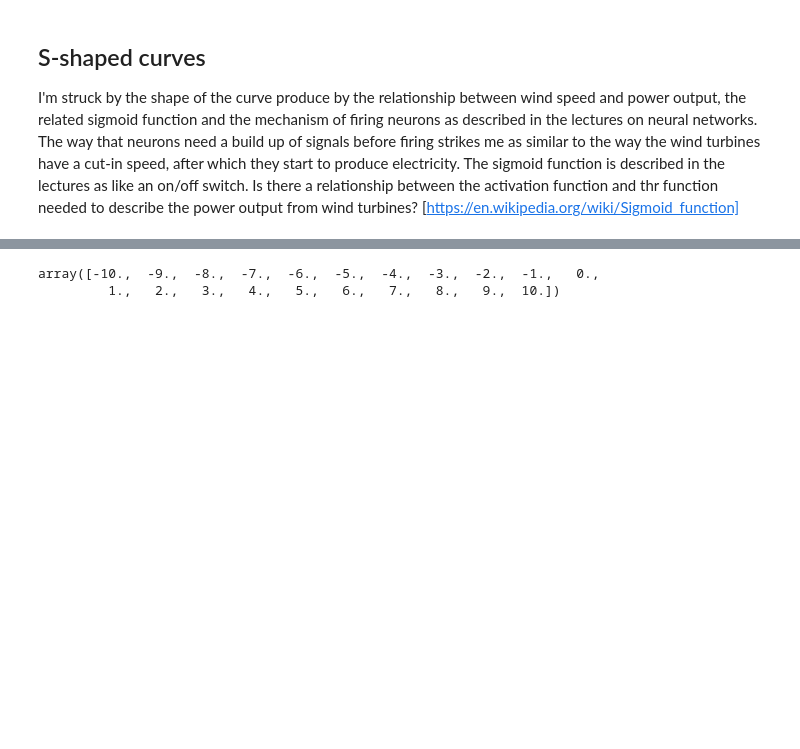
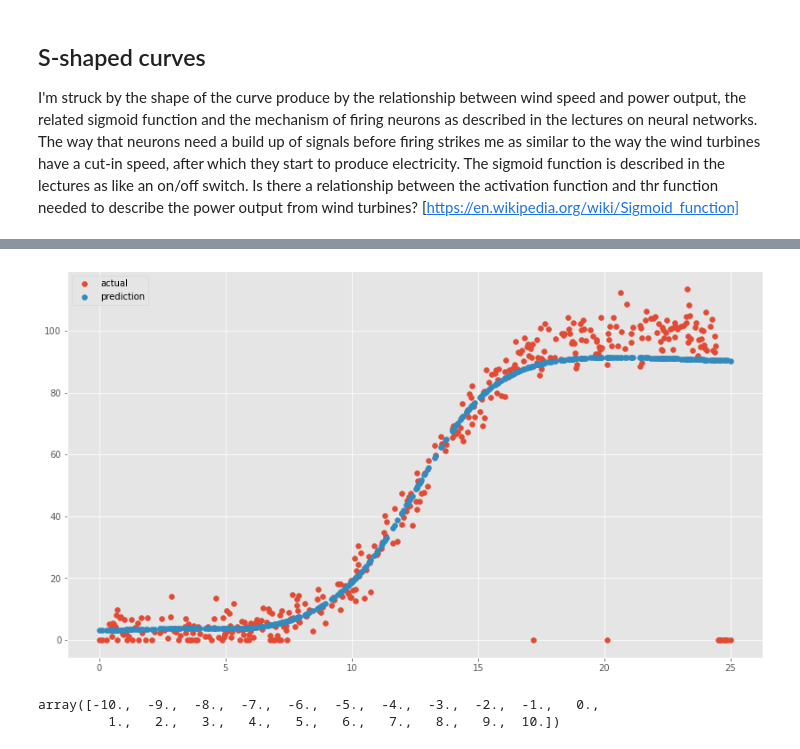
Before and after one commit to michealcannon/Project_2020_Machine_Learning, a Jupyter notebook: Power_Production_model.py.ipynb, the cells around one changed output, grey strips where cells are left out. Saved outputs shown, nothing was run; the diff lists cells and outputs as text; code cells hidden in the pictures; blank space fills up the shorter version.

Commit message:
trained model and fit with power data

```diff
--- a/Power_Production_model.py.ipynb
+++ b/Power_Production_model.py.ipynb
@@ -81,0 +82,9 @@ Name: power, Length: 80, dtype: float64
+# %%
+# Train a model.
+m = kr.models.Sequential()
+m.add(kr.layers.Dense(50, input_shape=(1,), activation='sigmoid', kernel_initializer="glorot_uniform", bias_initializer="glorot_uniform"))
+m.add(kr.layers.Dense(1, activation='linear', kernel_initializer="glorot_uniform", bias_initializer="glorot_uniform"))
+m.compile(kr.optimizers.Adam(lr=0.001), loss='mean_squared_error')
+# %%
+# Fit the data.
+m.fit(train_x, train_y, epochs=700, batch_size=10)
@@ -82,3 +110,10 @@ Name: power, Length: 80, dtype: float64
+# %%
+# Now let's see.
+plt.scatter(train_x, train_y, label='actual')
+plt.scatter(train_x, m.predict(train_x), label='prediction')
+plt.legend();
+# %% [output]
+[figure, added]
 # %%
 # create a new neural network
 m = kr.models.Sequential()
```
Also changed, not shown: parts of 2 cells of this notebook.
